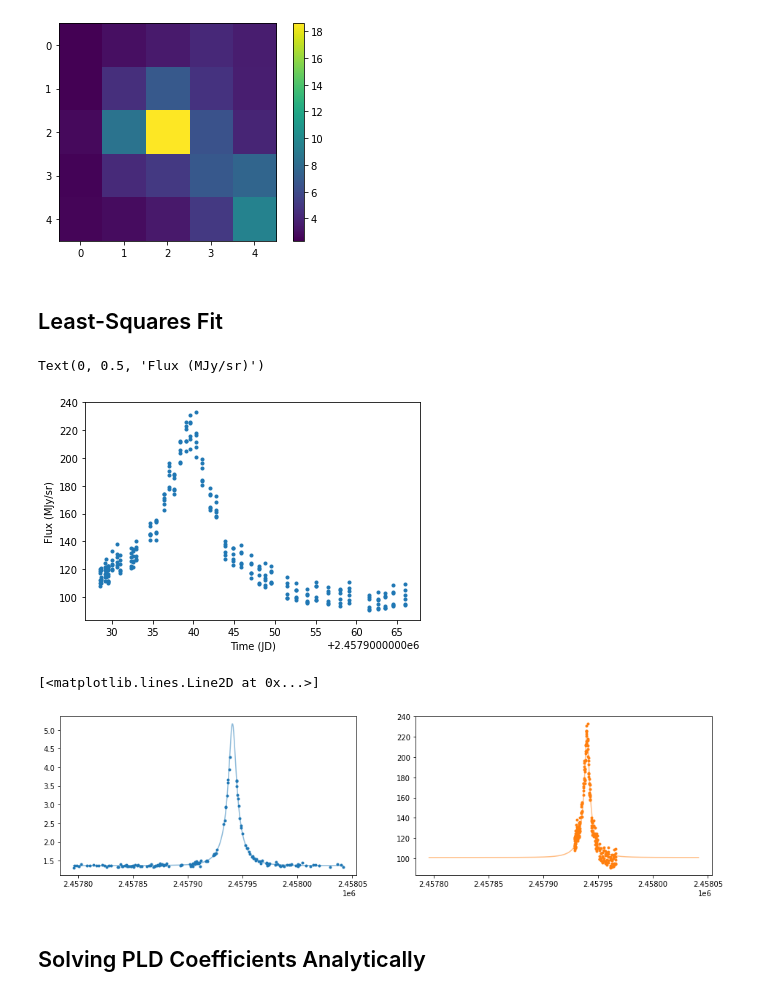
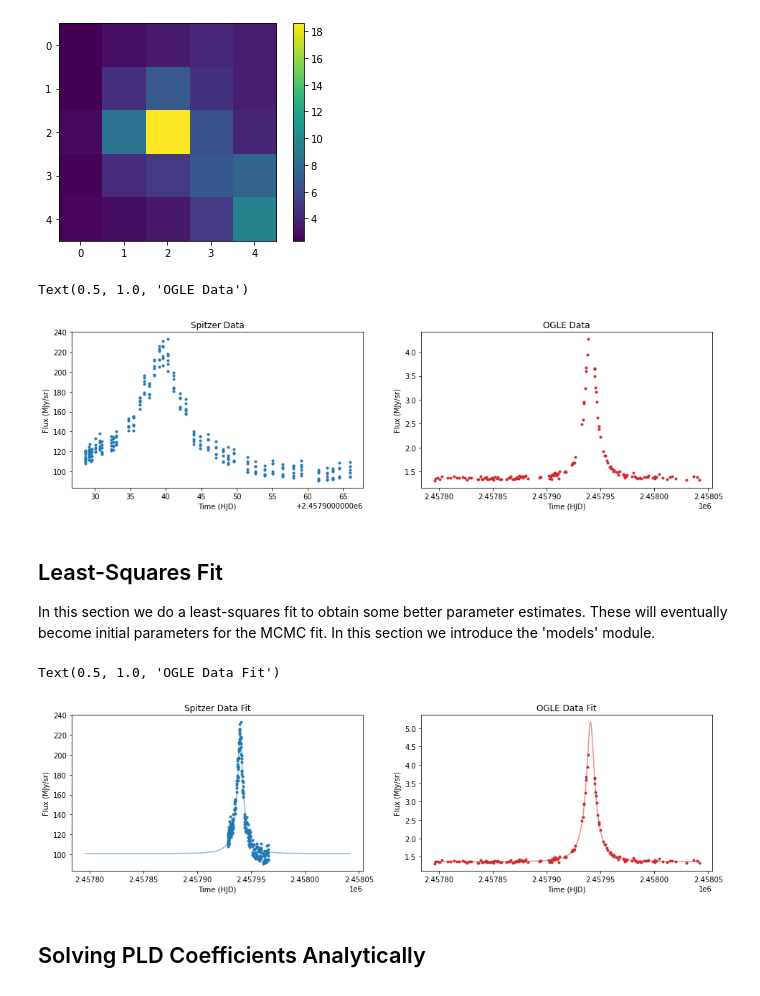
Before and after one commit to tbctk/tbk-Spitzer-ulens, a Jupyter notebook: Spitzer-ulens_Tutorial_ob171140_parallax.ipynb, the cells around one changed output. Cells and saved outputs as stored; diff of their text form; code cells hidden in the pictures.

```diff
--- a/Spitzer-ulens_Tutorial_ob171140_parallax.ipynb
+++ b/Spitzer-ulens_Tutorial_ob171140_parallax.ipynb
@@ -28,18 +27,18 @@ coords = ('17:47:31.93','-24:31:21.6')
 spitzer_data_path = 'data/ob171140/rawdata/'
 ogle_data_file = 'data/ob171140/ob171140_ogle.dat'
 # %%
-load_evt_from_file = True
+load_evt_from_file = False
 if load_evt_from_file:
-    fname = 'ob171140.pkl'
+    fname = 'ob171140_parallax.pkl'
     with open(fname,'rb') as file:
         evt = pickle.load(file)
 else:
     # Create a PLDEventData object from our data
-    evt = PLDEventData(spitzer_data_path,coords,recursive=True)
+    evt = data_config.PLDEventData(spitzer_data_path,coords,recursive=True)
     # Add ground-based observations to our PLDEventData object
     evt.add_OGLE_data(ogle_data_file)
     # Save our PLDEventData object
-    evt.save(filepath='ob171140.pkl',overwrite=True)
+    evt.save(filepath='ob171140_parallax.pkl',overwrite=True)
 # %%
 # Plotting an example of a 5-by-5 image
 fig,ax = plt.subplots()
@@ -48,30 +47,39 @@ fig.colorbar(im)
 plt.show()
 # %% [output]
 [figure]
-# %% [markdown]
-## Least-Squares Fit
 # %%
 # Get raw photometry, error, and binned error
 flux,flux_err,flux_frac,flux_scatter = evt.aperture_photometry()
 time = np.array(evt.time)
 ind = time<8000
 time = (time[ind]+2450000).reshape(6,-1)
 flux = flux[ind].reshape(6,-1)
 flux_err = flux_err[ind].reshape(6,-1)
 flux_frac = flux_frac[ind].reshape(6,-1,5,5)
 
 time_g = np.array(evt.t_g)+2450000
 ind_g = time_g>2457752
 time_g = time_g[ind_g]
 flux_g = np.array(evt.flux_g)[ind_g]
 flux_err_g = np.array(evt.flux_err_g)[ind_g]
 
-# Plot our raw data so that we can make some parameter estimates.
-plt.plot(time.ravel(),flux.ravel(),'.')
-#plt.plot(time_g,flux_g,'.')
-plt.xlabel('Time (JD)')
-plt.ylabel('Flux (MJy/sr)')
+# Plot our raw data
+fig,ax = plt.subplots(ncols=2,figsize=(16,4))
+
+ax[0].plot(time.ravel(),flux.ravel(),'C0.')
+ax[0].set_xlabel('Time (HJD)')
+ax[0].set_ylabel('Flux (MJy/sr)')
+ax[0].set_title('Spitzer Data')
+
+ax[1].plot(time_g,flux_g,'C3.')
+ax[1].set_xlabel('Time (HJD)')
+ax[1].set_ylabel('Flux (MJy/sr)')
+ax[1].set_title('OGLE Data')
 # %% [output]
-Text(0, 0.5, 'Flux (MJy/sr)')
+Text(0.5, 1.0, 'OGLE Data')
-[figure, old version]
+[figure, new version]
+# %% [markdown]
+## Least-Squares Fit
+
+In this section we do a least-squares fit to obtain some better parameter estimates. These will eventually become initial parameters for the MCMC fit. In this section we introduce the 'models' module.
 # %%
@@ -102,13 +114,21 @@ timeplot = np.linspace(np.min([np.min(time),np.min(time_g)]),np.max([np.max(time
 fluxplot_lsq,fluxplot_g_lsq = model(timeplot,timeplot,*popt_lsq)
 # %%
 fig,ax = plt.subplots(ncols=2,figsize=(16,4))
-ax[0].plot(timeplot,fluxplot_g_lsq,'C0',alpha=0.5)
-ax[0].plot(time_g,flux_g,'C0.')
-ax[1].plot(timeplot,fluxplot_lsq,'C1',alpha=0.5)
-ax[1].plot(time.ravel(),flux.ravel(),'C1.')
+
+ax[0].plot(timeplot,fluxplot_lsq,'C0',alpha=0.5)
+ax[0].plot(time.ravel(),flux.ravel(),'C0.')
+ax[0].set_xlabel('Time (HJD)')
+ax[0].set_ylabel('Flux (MJy/sr)')
+ax[0].set_title('Spitzer Data Fit')
+
+ax[1].plot(timeplot,fluxplot_g_lsq,'C3',alpha=0.5)
+ax[1].plot(time_g,flux_g,'C3.')
+ax[1].set_xlabel('Time (HJD)')
+ax[1].set_ylabel('Flux (MJy/sr)')
+ax[1].set_title('OGLE Data Fit')
 # %% [output]
-[<matplotlib.lines.Line2D at 0x...>]
+Text(0.5, 1.0, 'OGLE Data Fit')
-[figure, old version]
+[figure, new version]
 # %% [markdown]
 ## Solving PLD Coefficients Analytically
 # %%
```
Also changed, not shown: parts of 18 cells of this notebook, 5 other files.
